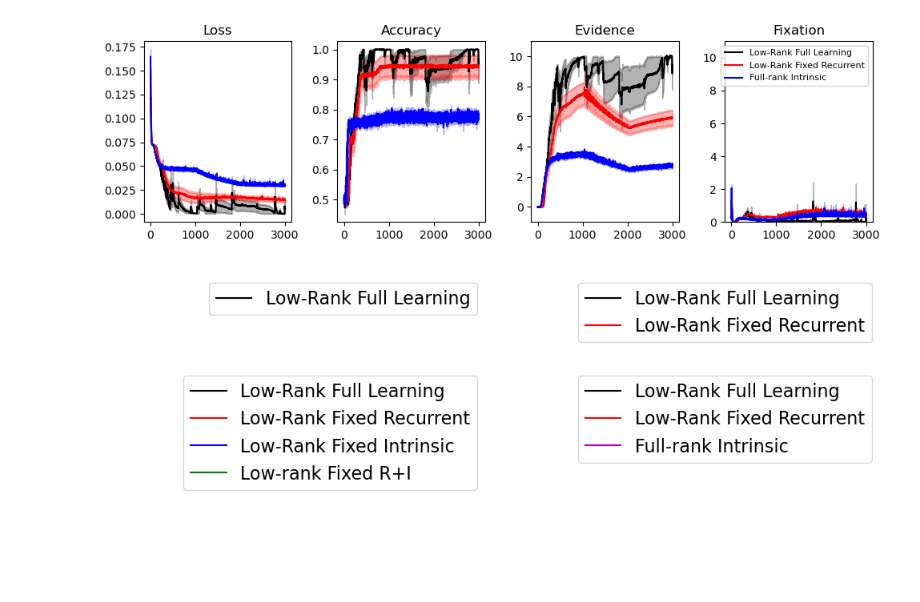
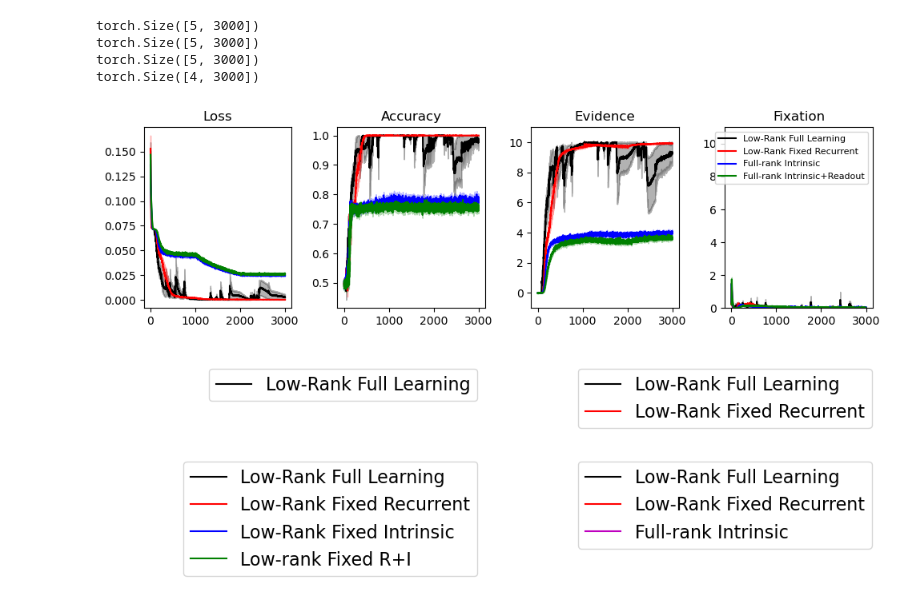
Before and after one commit to landoskape/mcn2024-psets, a Jupyter notebook: intrinsic-excitability/perturb.ipynb, the cells around one changed output. Cells and saved outputs as stored; diff of their text form; code cells hidden in the pictures; blank space fills up the shorter version.

Commit message:
plotting

```diff
--- a/intrinsic-excitability/perturb.ipynb
+++ b/intrinsic-excitability/perturb.ipynb
@@ -33,10 +33,15 @@ centers = (edges[1:] + edges[:-1]) / 2
 # scale = [1, 1, 1, 1, 0.5]
 # keepjob = [True, False, False, False, False]
 
-jobs = [48, 49, 50]
-names = ["Low-Rank Full Learning", "Low-Rank Fixed Recurrent", "Full-rank Intrinsic"]
-scale = [1, 1, 0.5]
-keepjob = [True, True, True]
+# jobs = [48, 49, 50]
+# names = ["Low-Rank Full Learning", "Low-Rank Fixed Recurrent", "Full-rank Intrinsic"]
+# scale = [1, 1, 0.5]
+# keepjob = [True, True, True]
+
+jobs = [51, 52, 53, 54]
+names = ["Low-Rank Full Learning", "Low-Rank Fixed Recurrent", "Full-rank Intrinsic", "Full-rank Intrinsic+Readout"]
+scale = [1, 1, 1, 1]
+keepjob = [True, True, True, True]
 
 
 figure_name = "LearningComparison"
@@ -61,40 +66,45 @@ for ii in range(len(jobs)):
         continue
     num_epochs = loss[ii].size(1)
     xepochs = np.array(range(num_epochs)) * scale[ii]
+    print(loss[ii].shape)
     lmean = loss[ii].mean(dim=0)
     lse = loss[ii].std(dim=0) / np.sqrt(loss[ii].size(0))
     amean = accuracy[ii].mean(dim=0)
     ase = accuracy[ii].std(dim=0) / np.sqrt(accuracy[ii].size(0))
     emean = evidence[ii].mean(dim=0)
     ese = evidence[ii].std(dim=0) / np.sqrt(evidence[ii].size(0))
     fmean = fixation[ii].mean(dim=0)
     fse = fixation[ii].std(dim=0) / np.sqrt(fixation[ii].size(0))
     ax[0].plot(xepochs, lmean, color=cols[ii], label=names[ii])
     ax[0].fill_between(xepochs, lmean - lse, lmean + lse, color=cols[ii], alpha=0.3)
     ax[1].plot(xepochs, amean, color=cols[ii], label=names[ii])
     ax[1].fill_between(xepochs, amean - ase, amean + ase, color=cols[ii], alpha=0.3)
     ax[2].plot(xepochs, emean, color=cols[ii], label=names[ii])
     ax[2].fill_between(xepochs, emean - ese, emean + ese, color=cols[ii], alpha=0.3)
     ax[3].plot(xepochs, fmean, color=cols[ii], label=names[ii])
     ax[3].fill_between(xepochs, fmean - fse, fmean + fse, color=cols[ii], alpha=0.3)
 
 ax[0].set_title("Loss")
 # ax[0].set_ylim(0, 0.1)
 # ax[0].set_yscale('log')
 ax[1].set_title("Accuracy")
 
 
 ax[2].set_title("Evidence")
 ax[2].set_ylim(-1, 11)
 
 ax[3].set_title("Fixation")
 ax[3].set_ylim(0, 11)
 ax[3].legend(fontsize=8)
 
 # plt.savefig(f"../project/{figure_name}_{include_suffix}")
 plt.show()
 # %% [output]
+torch.Size([5, 3000])
+torch.Size([5, 3000])
+torch.Size([5, 3000])
+torch.Size([4, 3000])
-[figure, old version]
+[figure, new version]
 # %%
 names = ["Low-Rank Full Learning", "Low-Rank Fixed Recurrent", "Low-Rank Fixed Intrinsic", "Low-rank Fixed R+I", "Full-rank Intrinsic"]
 to_plot = [[0], [0, 1], [0, 1, 2, 3], [0, 1, 4]]
```
Also changed, not shown: parts of 3 cells of this notebook.
